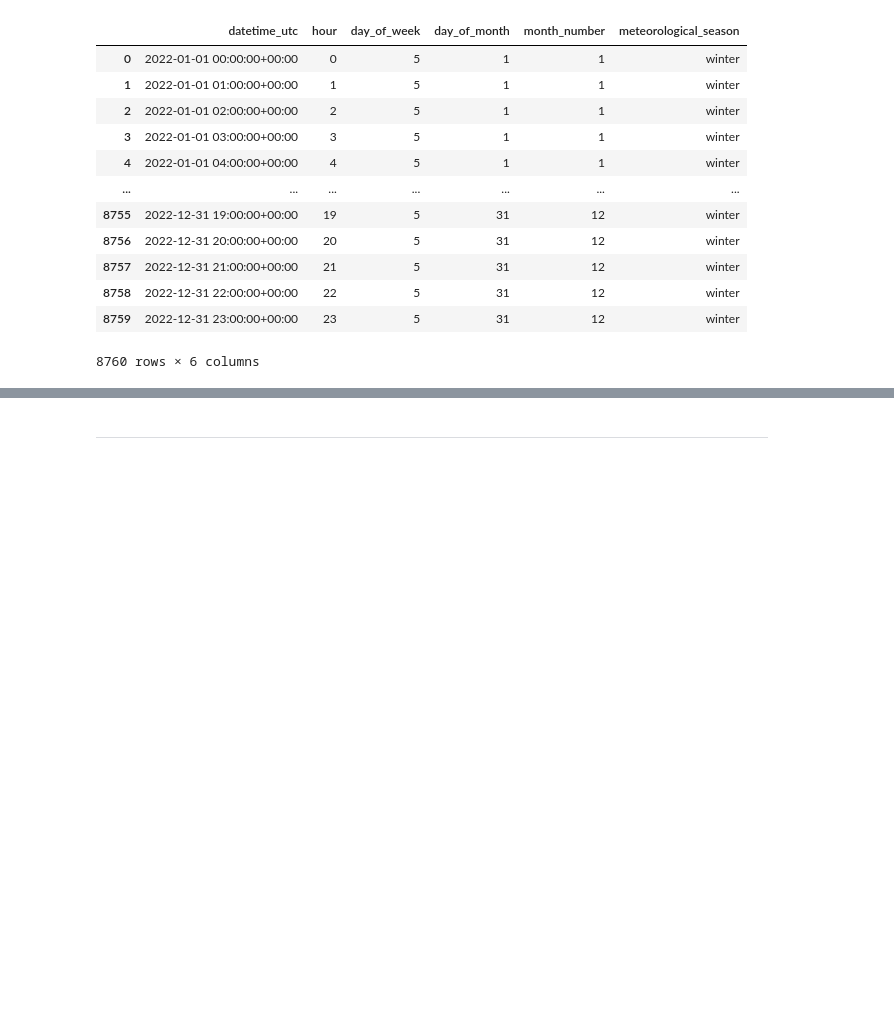
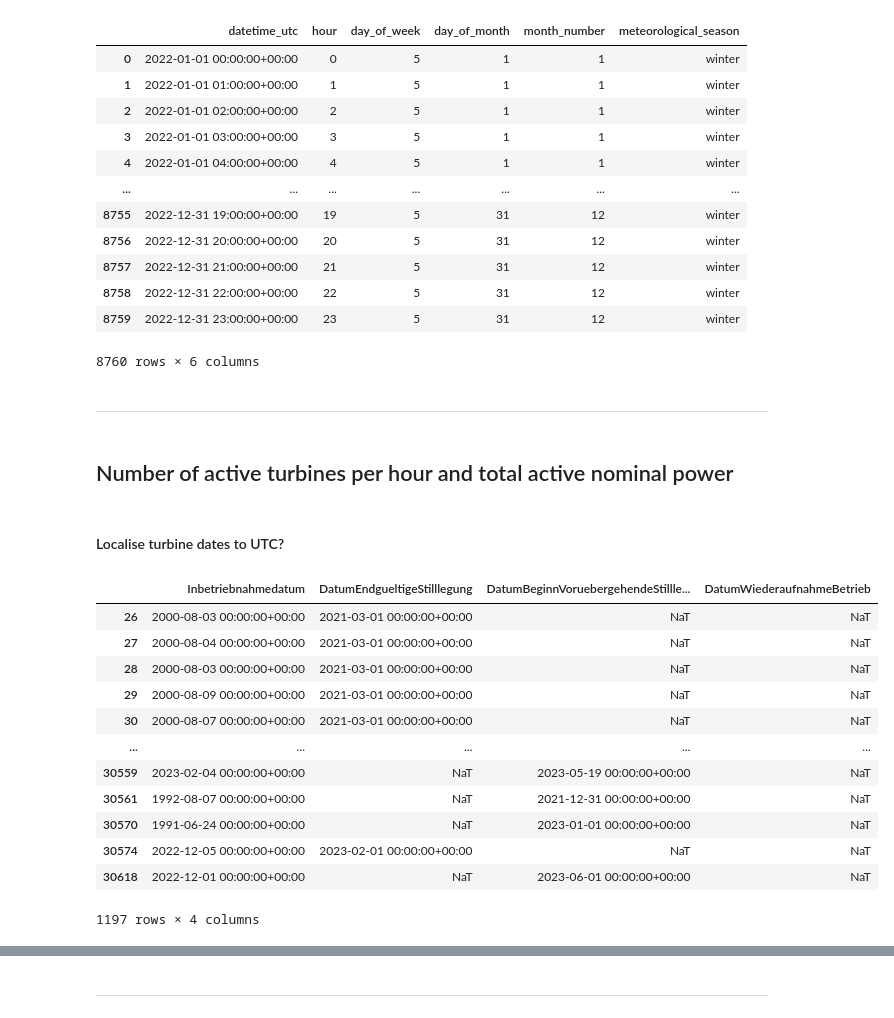
Before and after one commit to meteoviz/wind_power_forecasting_germany, a Jupyter notebook: notebooks/ML_dataframe.ipynb, the cells around one changed output, grey strips where cells are left out. Saved outputs shown, nothing was run; the diff lists cells and outputs as text; code cells hidden in the pictures; blank space fills up the shorter version.

```diff
--- a/notebooks/ML_dataframe.ipynb
+++ b/notebooks/ML_dataframe.ipynb
@@ -204,3 +204,7 @@ df
 | 8758 | 2022-12-31 22:00:00+00:00 | 22 | 5 | 31 | 12 | winter |
 | 8759 | 2022-12-31 23:00:00+00:00 | 23 | 5 | 31 | 12 | winter |
 8760 rows × 6 columns
+# %% [markdown]
+----
+# %% [markdown]
+## Number of active turbines per hour and total active nominal power
@@ -206,0 +219,2 @@ df
+# %% [markdown]
+#### Localise turbine dates to UTC?
@@ -206,0 +223,16 @@ df
+# %%
+df_turbines[turbine_date_columns][df_turbines['EinheitBetriebsstatus'] != 'In Betrieb']
+# %% [output]
+|  | Inbetriebnahmedatum | DatumEndgueltigeStilllegung | DatumBeginnVoruebergehendeStillle... | DatumWiederaufnahmeBetrieb |
+| 26 | 2000-08-03 00:00:00+00:00 | 2021-03-01 00:00:00+00:00 | NaT | NaT |
+| 27 | 2000-08-04 00:00:00+00:00 | 2021-03-01 00:00:00+00:00 | NaT | NaT |
+| 28 | 2000-08-03 00:00:00+00:00 | 2021-03-01 00:00:00+00:00 | NaT | NaT |
+| 29 | 2000-08-09 00:00:00+00:00 | 2021-03-01 00:00:00+00:00 | NaT | NaT |
+| 30 | 2000-08-07 00:00:00+00:00 | 2021-03-01 00:00:00+00:00 | NaT | NaT |
+| ... | ... | ... | ... | ... |
+| 30559 | 2023-02-04 00:00:00+00:00 | NaT | 2023-05-19 00:00:00+00:00 | NaT |
+| 30561 | 1992-08-07 00:00:00+00:00 | NaT | 2021-12-31 00:00:00+00:00 | NaT |
+| 30570 | 1991-06-24 00:00:00+00:00 | NaT | 2023-01-01 00:00:00+00:00 | NaT |
+| 30574 | 2022-12-05 00:00:00+00:00 | 2023-02-01 00:00:00+00:00 | NaT | NaT |
+| 30618 | 2022-12-01 00:00:00+00:00 | NaT | 2023-06-01 00:00:00+00:00 | NaT |
+1197 rows × 4 columns
```
Also changed, not shown: parts of 11 cells of this notebook.
